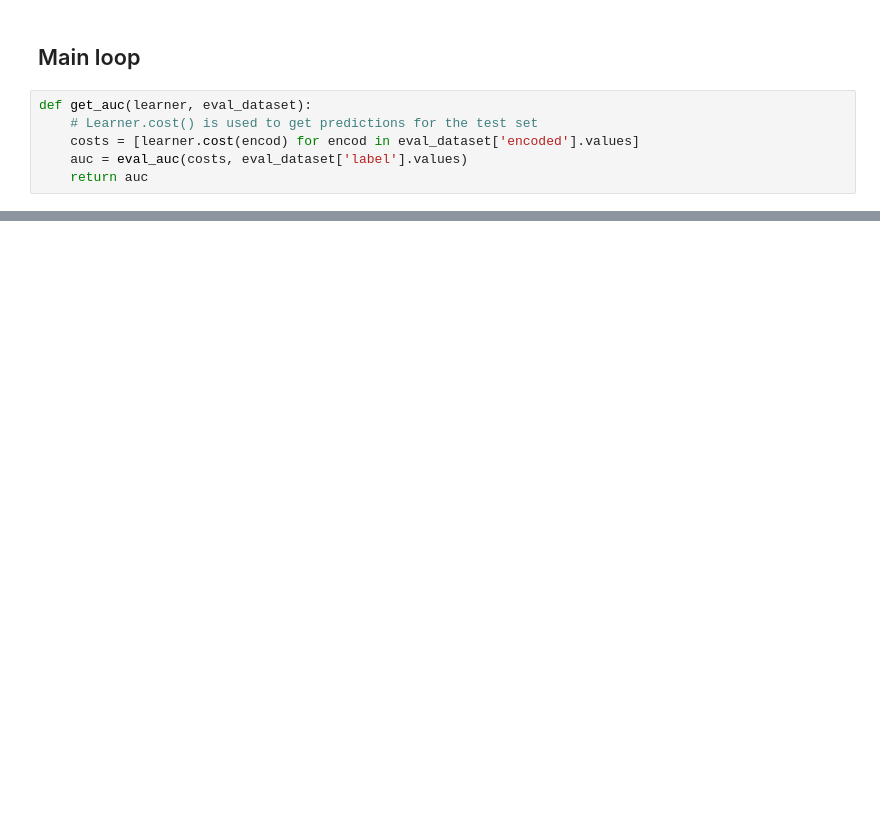
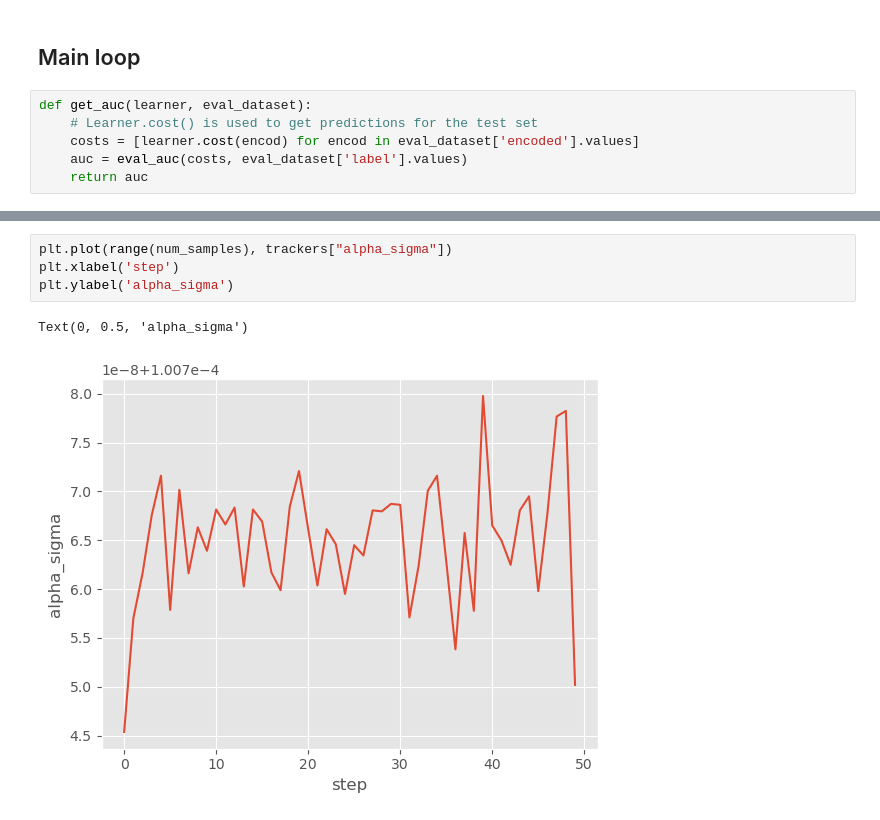
Before and after one commit to jacobandreas/lm-informants, a Jupyter notebook: skeleton.ipynb, the cells around one changed output, grey strips where cells are left out. Saved outputs shown, nothing was run; the diff lists cells and outputs as text; blank space fills up the shorter version.

```diff
--- a/skeleton.ipynb
+++ b/skeleton.ipynb
@@ -257,0 +241,7 @@ Text(0, 0.5, 'auc')
+# %%
+plt.plot(range(num_samples), trackers["alpha_sigma"])
+plt.xlabel('step')
+plt.ylabel('alpha_sigma')
+# %% [output]
+Text(0, 0.5, 'alpha_sigma')
+[figure, added]
```
Also changed, not shown: parts of 13 cells of this notebook, 3 other files.
